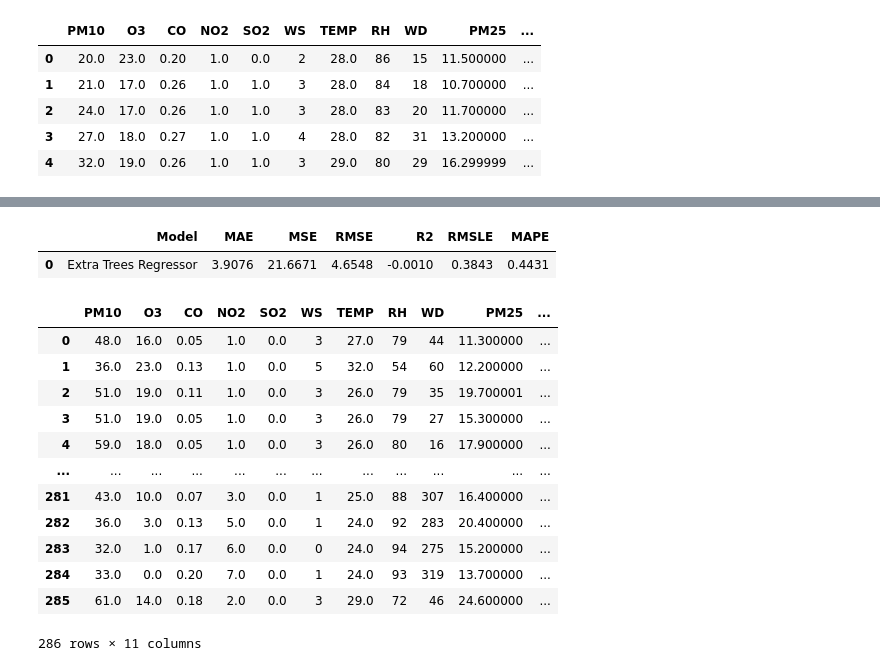
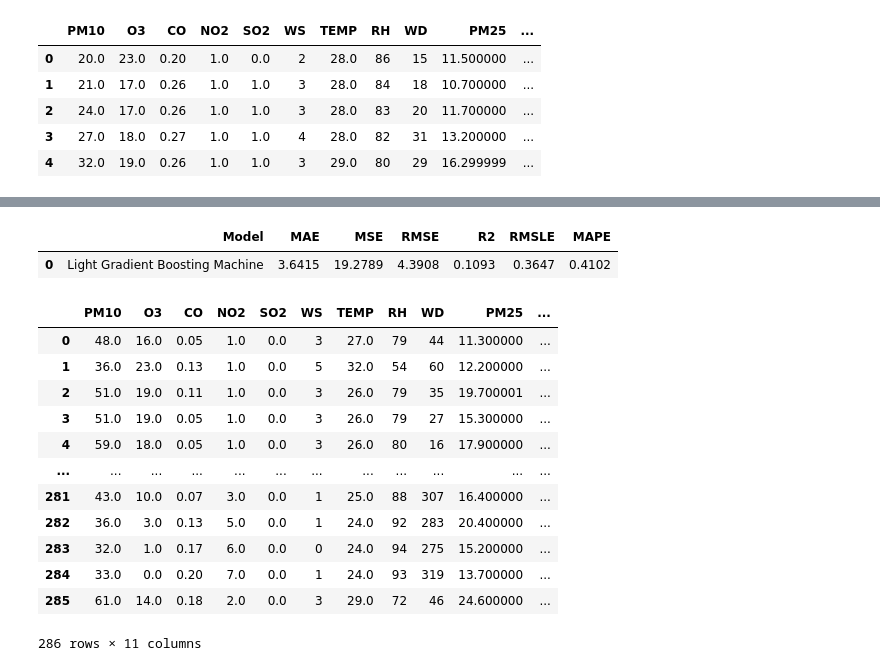
Before and after one commit to jayjiratta/predict_pm2.5, a Jupyter notebook: predict.ipynb, the cells around one changed output, grey strips where cells are left out. Cells and saved outputs as stored; diff of their text form; code cells hidden in the pictures.

```diff
--- a/predict.ipynb
+++ b/predict.ipynb
@@ -80,0 +59,2 @@ plot_model(et, plot='residuals')
+# %%
+lightgbm = create_model('lightgbm')
@@ -121,10 +90,10 @@ Pipeline(memory=FastMemory(location=C:\Users\HP\AppData\Local\Temp\joblib),
 # %%
 test = pd.read_csv('test.csv')
 test = test.drop(columns=['Date', 'Time'])
-predict_model(et,data=test)
+predict_model(lightgbm,data=test)
 # %% [output]
 |  | Model | MAE | MSE | RMSE | R2 | RMSLE | MAPE |
-| 0 | Extra Trees Regressor | 3.9076 | 21.6671 | 4.6548 | -0.0010 | 0.3843 | 0.4431 |
+| 0 | Light Gradient Boosting Machine | 3.6415 | 19.2789 | 4.3908 | 0.1093 | 0.3647 | 0.4102 |
 |  | PM10 | O3 | CO | NO2 | SO2 | WS | TEMP | RH | WD | PM25 | ... |
 | 0 | 48.0 | 16.0 | 0.05 | 1.0 | 0.0 | 3 | 27.0 | 79 | 44 | 11.300000 | ... |
 | 1 | 36.0 | 23.0 | 0.13 | 1.0 | 0.0 | 5 | 32.0 | 54 | 60 | 12.200000 | ... |
```
Also changed, not shown: parts of 12 cells of this notebook, 8 other files.
